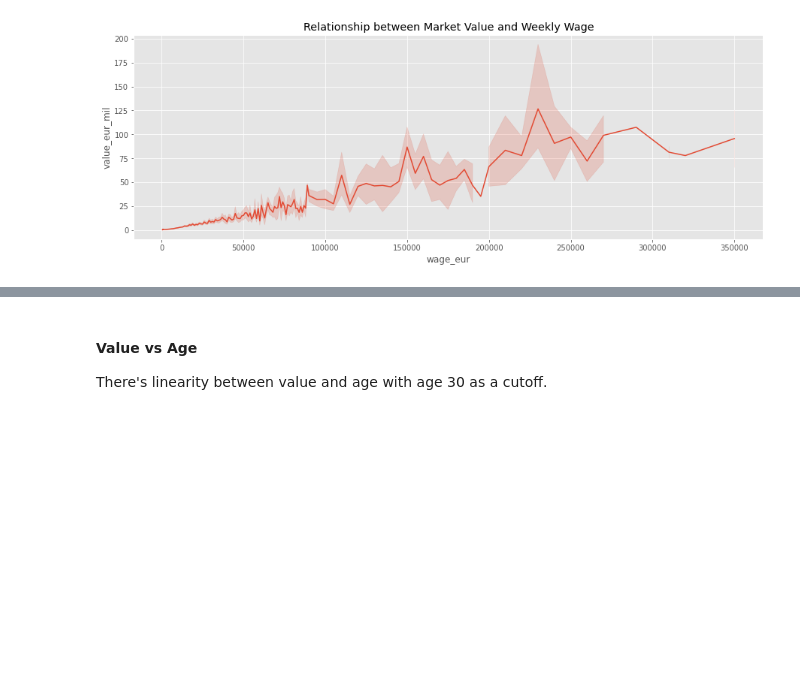
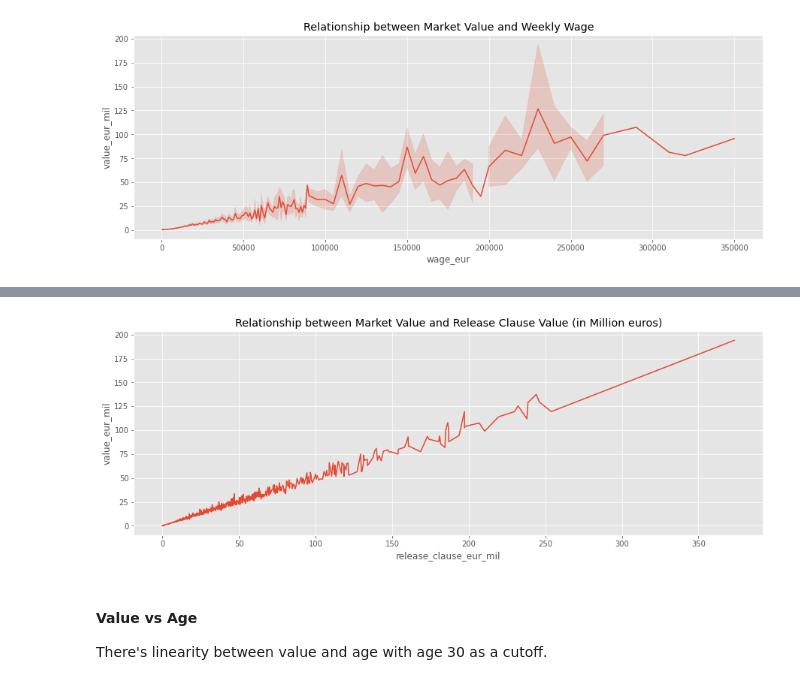
Before and after one commit to carlearn/dsc-capstone-project, a Jupyter notebook: student_notebook.ipynb, the cells around one changed output, grey strips where cells are left out. Drawn from its saved outputs; the diff is of its cells as text; code cells hidden in the pictures; blank space fills up the shorter version.

```diff
--- a/student_notebook.ipynb
+++ b/student_notebook.ipynb
@@ -182,7 +176,7 @@ One-hot Encoding on club_position, nationality_name, work_rate and body_type
 one_hot_club_position = pd.get_dummies(data['club_position'], prefix = 'club_position')
 one_hot_club_position.drop('club_position_CF', axis=1, inplace=True)
 # %%
-one_hot_nationality = pd.get_dummies(data['nationality_name'], prefix = 'natiionality', drop_first = True)
+one_hot_nationality = pd.get_dummies(data['nationality_name'], prefix = 'nationality', drop_first = True)
 # %%
 one_hot_work_rate = pd.get_dummies(data['work_rate'], prefix = 'work_rate')
 one_hot_work_rate.drop('work_rate_Low/Low', axis=1, inplace=True)
@@ -255,0 +254,2 @@ ax.set_title('Relationship between Market Value and Weekly Wage');
+# %%
+df['release_clause_eur_mil'] = df['release_clause_eur'] / 1000000
@@ -256,3 +268,9 @@ ax.set_title('Relationship between Market Value and Weekly Wage');
+# %%
+plt.figure(figsize=(15,5))
+ax = sns.lineplot(x='release_clause_eur_mil', y='value_eur_mil', data=df)
+ax.set_title('Relationship between Market Value and Release Clause Value (in Million euros)');
+# %% [output]
+[figure, added]
 # %% [markdown]
 #### Value vs Age
 
```
Also changed, not shown: parts of 66 cells of this notebook.
